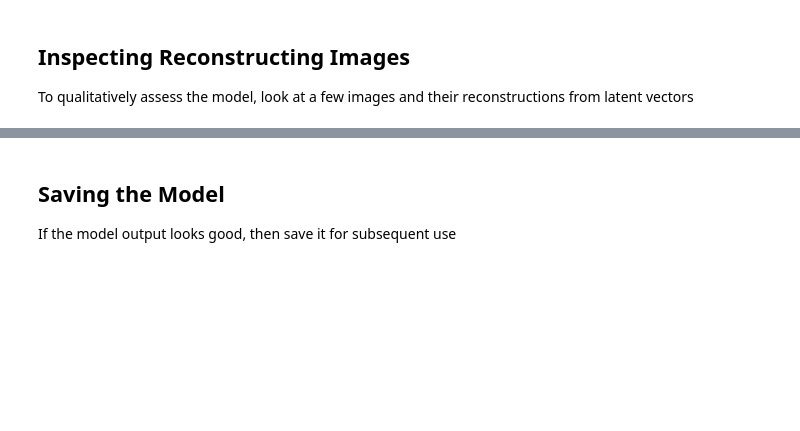
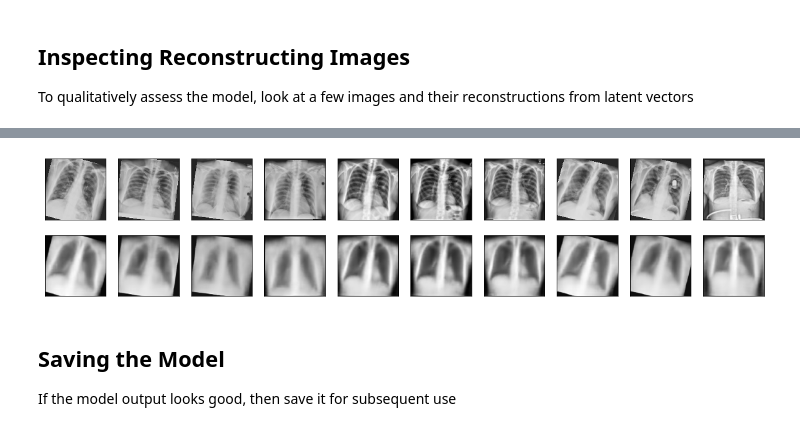
Before and after one commit to dg1an3/zebrastack, a Jupyter notebook: anat0mixer/zebrastack_v0_covidnet.ipynb, the cells around one changed output, grey strips where cells are left out. Saved outputs shown, nothing was run; the diff lists cells and outputs as text; code cells hidden in the pictures; blank space fills up the shorter version.

```diff
--- a/anat0mixer/zebrastack_v0_covidnet.ipynb
+++ b/anat0mixer/zebrastack_v0_covidnet.ipynb
@@ -357,0 +426,4 @@ show_original_decoded(x_test[:10], decoded_imgs, sz)
+# %%
+x_train_shifted = np.array(x_train_shifted)
+x_test_shifted = np.array(x_test_shifted)
+x_train_shifted.shape, x_test_shifted.shape
@@ -358,3 +455,11 @@ show_original_decoded(x_test[:10], decoded_imgs, sz)
+# %%
+encoded_shift = encoder.predict(x_test_shifted[:10])
+decoded_imgs_shift = \
+    [decode_latent(decoder, tuple(latent_vector))
+         for latent_vector in encoded_shift[2]]
+show_original_decoded(x_test_shifted[:10], decoded_imgs_shift, sz)
+# %% [output]
+[figure, added]
 # %% [markdown]
 ## Saving the Model
 If the model output looks good, then save it for subsequent use
```
Also changed, not shown: parts of 13 cells of this notebook, 4 other files.
